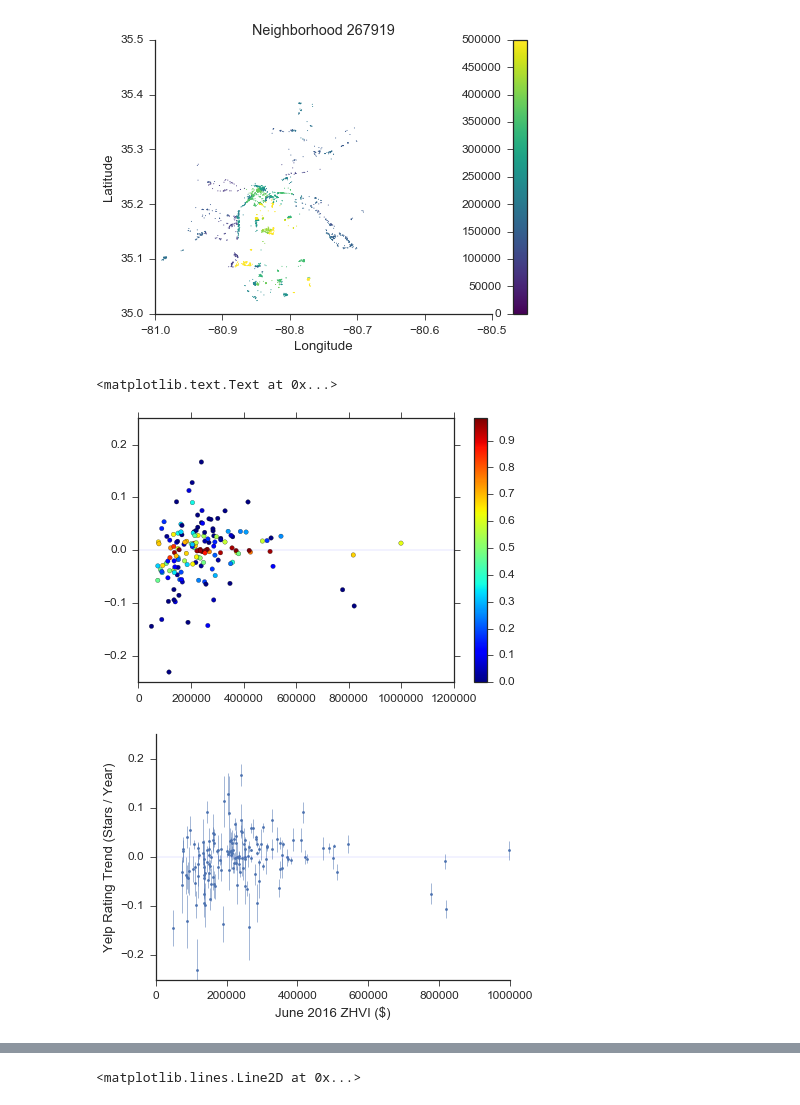
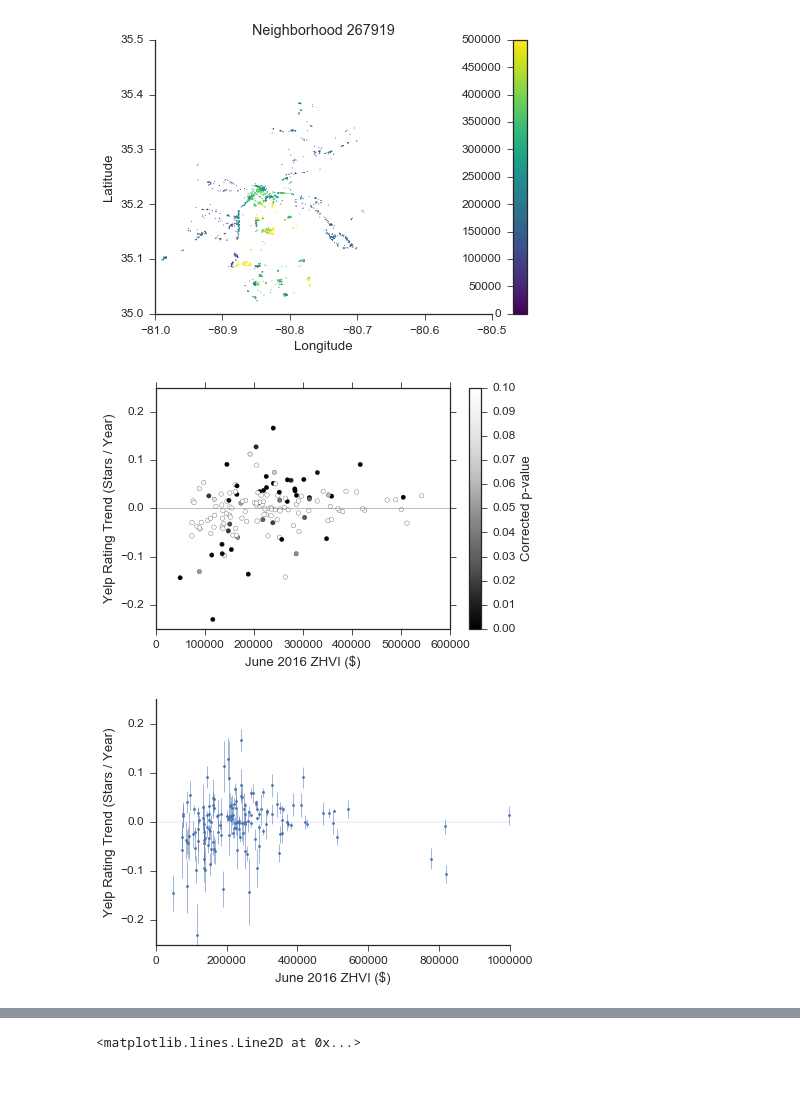
Before and after one commit to zihaoxu/jac_project, a Jupyter notebook: yelp_zillow.ipynb, the cells around one changed output, grey strips where cells are left out. Cells and saved outputs as stored; diff of their text form; code cells hidden in the pictures.

```diff
--- a/yelp_zillow.ipynb
+++ b/yelp_zillow.ipynb
@@ -134,7 +134,7 @@ d['R'].head()
 The first operation we will perform is the filtration of the data, to only include certain neighborhoods, businesses, and users. We usually want to apply filters to remove users and businesses with a small number of reviews.
 # %%
 #begin filtration of data based on multiple criteria
-min_reviews_per_business = 5
+min_reviews_per_business = 10
 min_reviews_per_user = 1
 min_business_per_neighborhood = 20
 
@@ -471,7 +471,7 @@ fit_params = pd.DataFrame(fit_params)
 bus_fit_params = defaultdict(list)
 
 
-for ids in np.unique(d['B']['business_id']): #for the unique business IDs
+for ids in np.unique(d['B']['business_id'])[0:100]: #for the unique business IDs
     r = d['R'][d['R']['business_id'] == ids]
     wls = sm.WLS(r['stars'], sm.add_constant(r['year'])).fit()
 
@@ -479,6 +479,8 @@ for ids in np.unique(d['B']['business_id']): #for the unique business IDs
     bus_fit_params['slope'].append(wls.params['year'])
     bus_fit_params['p_value'].append(wls.pvalues['year'])
     bus_fit_params['slope_err'].append(wls.bse['year'])
+    bus_fit_params['min_year'].append(min(r['year']))
+    bus_fit_params['max_year'].append(max(r['year']))
 
     #plt.figure()
     #plt.scatter(r['year'], r['stars'])
@@ -547,25 +549,30 @@ sns.despine()
 # %%
 plt.figure()
 plt.scatter(d['NS']['latest_zhvi'], \
             d['NS']['slope'],\
            c = d['NS']['c_pvals'],\
-           cmap = 'jet')
-plt.colorbar()
-plt.axhline(0, lw = 0.1)
+           cmap = 'Greys_r', norm = mpl.colors.Normalize(0.0, 0.10))
+plt.colorbar(label = 'Corrected p-value')
+plt.axhline(0, lw = 0.5, c = 'grey')
 plt.ylim(-0.25,0.25)
+plt.xlim(0,600000)
+#sns.despine()
+plt.ylabel('Yelp Rating Trend (Stars / Year)')
+plt.xlabel('June 2016 ZHVI ($)')
+plt.savefig('ratings_trend_pval.png', fmt = 'png', dpi = 300)
+
 
 plt.figure()
 plt.errorbar(d['NS']['latest_zhvi'], \
             d['NS']['slope'], d['NS']['slope_err'], fmt = '.', lw = 0.5)
-#plt.colorbar()
 plt.axhline(0, lw = 0.1)
 plt.ylim(-0.25,0.25)
 sns.despine()
 plt.ylabel('Yelp Rating Trend (Stars / Year)')
 plt.xlabel('June 2016 ZHVI ($)')
+plt.savefig('ratings_trend_error.png', fmt = 'png', dpi = 300)
 # %% [output]
-<matplotlib.text.Text at 0x...>
-[figure, old version]
+[figure, new version]
 [figure]
 # %%
 plt.hist(d['NS'][(d['NS']['c_hyp'] == True) & (d['NS']['slope'] < 0)]['latest_zhvi'],\
```
Also changed, not shown: parts of 3 cells of this notebook, 4 other files.
